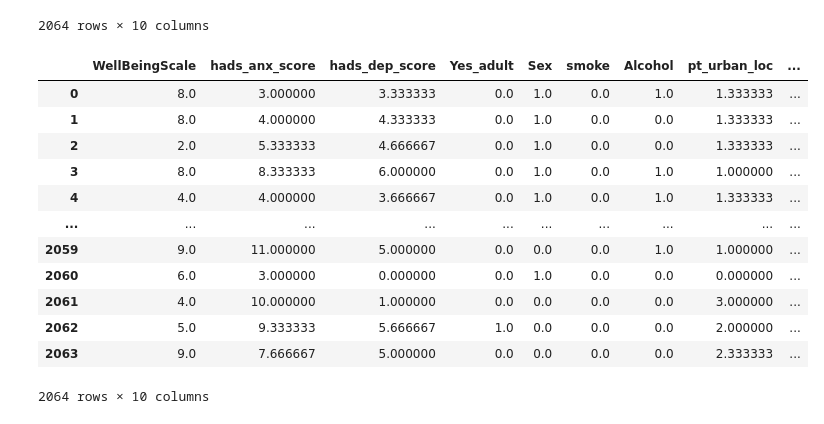
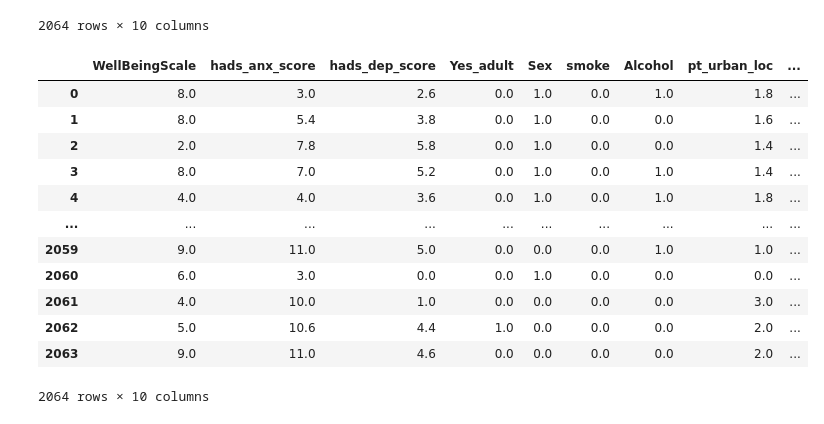
Before and after one commit to tcwy01/AcnePsychosocial, a Jupyter notebook: Acne_script.ipynb, the cells around one changed output. Saved outputs shown, nothing was run; the diff lists cells and outputs as text; code cells hidden in the pictures.

```diff
--- a/Acne_script.ipynb
+++ b/Acne_script.ipynb
@@ -797,23 +797,23 @@ for_imputation
 # %%
 #Using KNN imputation to replace missing values
 from sklearn.impute import KNNImputer
 import numpy as np
-imputer = KNNImputer(missing_values=np.nan, n_neighbors=3)
+imputer = KNNImputer(missing_values=np.nan, n_neighbors=5)
 imputed_acne = pd.DataFrame(imputer.fit_transform(for_imputation), columns=for_imputation.columns)
 imputed_acne
 # %% [output]
 |  | WellBeingScale | hads_anx_score | hads_dep_score | Yes_adult | Sex | smoke | Alcohol | pt_urban_loc | ... |
-| 0 | 8.0 | 3.000000 | 3.333333 | 0.0 | 1.0 | 0.0 | 1.0 | 1.333333 | ... |
-| 1 | 8.0 | 4.000000 | 4.333333 | 0.0 | 1.0 | 0.0 | 0.0 | 1.333333 | ... |
-| 2 | 2.0 | 5.333333 | 4.666667 | 0.0 | 1.0 | 0.0 | 0.0 | 1.333333 | ... |
-| 3 | 8.0 | 8.333333 | 6.000000 | 0.0 | 1.0 | 0.0 | 1.0 | 1.000000 | ... |
-| 4 | 4.0 | 4.000000 | 3.666667 | 0.0 | 1.0 | 0.0 | 1.0 | 1.333333 | ... |
+| 0 | 8.0 | 3.0 | 2.6 | 0.0 | 1.0 | 0.0 | 1.0 | 1.8 | ... |
+| 1 | 8.0 | 5.4 | 3.8 | 0.0 | 1.0 | 0.0 | 0.0 | 1.6 | ... |
+| 2 | 2.0 | 7.8 | 5.8 | 0.0 | 1.0 | 0.0 | 0.0 | 1.4 | ... |
+| 3 | 8.0 | 7.0 | 5.2 | 0.0 | 1.0 | 0.0 | 1.0 | 1.4 | ... |
+| 4 | 4.0 | 4.0 | 3.6 | 0.0 | 1.0 | 0.0 | 1.0 | 1.8 | ... |
 | ... | ... | ... | ... | ... | ... | ... | ... | ... | ... |
-| 2059 | 9.0 | 11.000000 | 5.000000 | 0.0 | 0.0 | 0.0 | 1.0 | 1.000000 | ... |
-| 2060 | 6.0 | 3.000000 | 0.000000 | 0.0 | 1.0 | 0.0 | 0.0 | 0.000000 | ... |
-| 2061 | 4.0 | 10.000000 | 1.000000 | 0.0 | 0.0 | 0.0 | 0.0 | 3.000000 | ... |
-| 2062 | 5.0 | 9.333333 | 5.666667 | 1.0 | 0.0 | 0.0 | 0.0 | 2.000000 | ... |
-| 2063 | 9.0 | 7.666667 | 5.000000 | 0.0 | 0.0 | 0.0 | 0.0 | 2.333333 | ... |
+| 2059 | 9.0 | 11.0 | 5.0 | 0.0 | 0.0 | 0.0 | 1.0 | 1.0 | ... |
+| 2060 | 6.0 | 3.0 | 0.0 | 0.0 | 1.0 | 0.0 | 0.0 | 0.0 | ... |
+| 2061 | 4.0 | 10.0 | 1.0 | 0.0 | 0.0 | 0.0 | 0.0 | 3.0 | ... |
+| 2062 | 5.0 | 10.6 | 4.4 | 1.0 | 0.0 | 0.0 | 0.0 | 2.0 | ... |
+| 2063 | 9.0 | 11.0 | 4.6 | 0.0 | 0.0 | 0.0 | 0.0 | 2.0 | ... |
 2064 rows × 10 columns
 # %%
 #Saving imputed data as .dta file for stata
```
